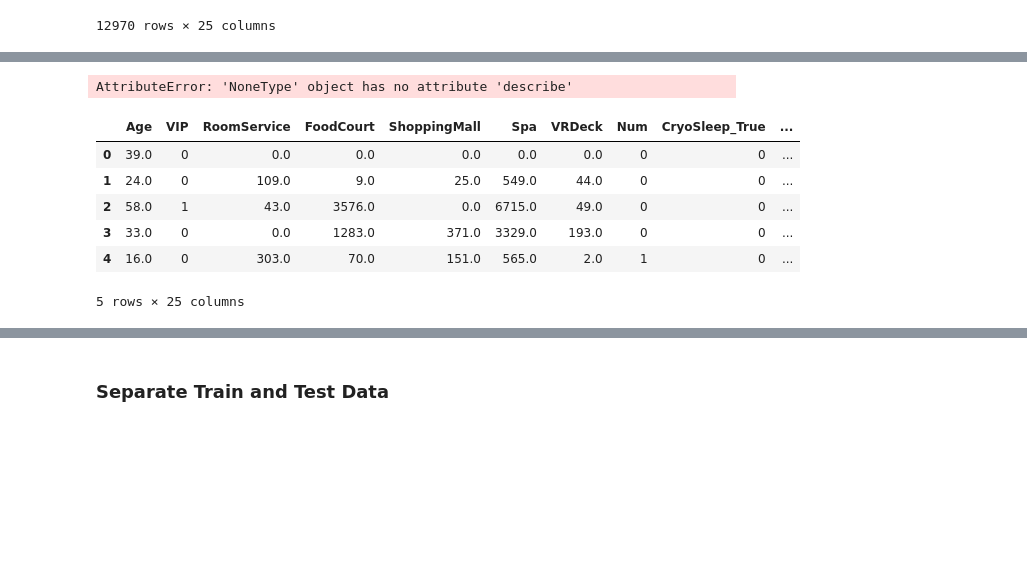
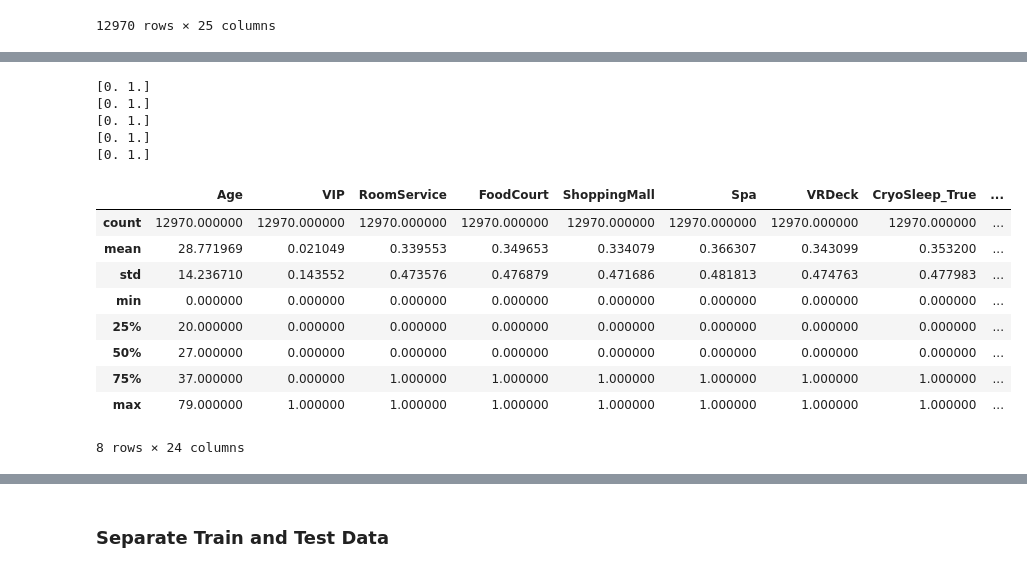
Before and after one commit to hesyandi/Portofolio, a Jupyter notebook: 2_Spaceship_Titanic/spaceship_Titanic.ipynb, the cells around one changed output, grey strips where cells are left out. Drawn from its saved outputs; the diff is of its cells as text; code cells hidden in the pictures; blank space fills up the shorter version.

```diff
--- a/2_Spaceship_Titanic/spaceship_Titanic.ipynb
+++ b/2_Spaceship_Titanic/spaceship_Titanic.ipynb
@@ -556,14 +600,25 @@ AttributeError: 'NoneType' object has no attribute 'rename'
+# %%
+print(all_join['RoomService'].unique())
+print(all_join['FoodCourt'].unique())
+print(all_join['ShoppingMall'].unique())
+print(all_join['Spa'].unique())
+print(all_join['VRDeck'].unique())
+# %% [output]
+[0. 1.]
+[0. 1.]
+[0. 1.]
+[0. 1.]
+[0. 1.]
 # %%
-rbs_sca.describe()
+all_join.describe()
 # %% [output]
+|  | Age | VIP | RoomService | FoodCourt | ShoppingMall | Spa | VRDeck | CryoSleep_True | ... |
+| count | 12970.000000 | 12970.000000 | 12970.000000 | 12970.000000 | 12970.000000 | 12970.000000 | 12970.000000 | 12970.000000 | ... |
+| mean | 28.771969 | 0.021049 | 0.339553 | 0.349653 | 0.334079 | 0.366307 | 0.343099 | 0.353200 | ... |
+| std | 14.236710 | 0.143552 | 0.473576 | 0.476879 | 0.471686 | 0.481813 | 0.474763 | 0.477983 | ... |
+| min | 0.000000 | 0.000000 | 0.000000 | 0.000000 | 0.000000 | 0.000000 | 0.000000 | 0.000000 | ... |
+| 25% | 20.000000 | 0.000000 | 0.000000 | 0.000000 | 0.000000 | 0.000000 | 0.000000 | 0.000000 | ... |
+| 50% | 27.000000 | 0.000000 | 0.000000 | 0.000000 | 0.000000 | 0.000000 | 0.000000 | 0.000000 | ... |
+| 75% | 37.000000 | 0.000000 | 1.000000 | 1.000000 | 1.000000 | 1.000000 | 1.000000 | 1.000000 | ... |
+| max | 79.000000 | 1.000000 | 1.000000 | 1.000000 | 1.000000 | 1.000000 | 1.000000 | 1.000000 | ... |
-AttributeError: 'NoneType' object has no attribute 'describe'
+8 rows × 24 columns
-# %%
-all_join.head()
-# %% [output]
-|  | Age | VIP | RoomService | FoodCourt | ShoppingMall | Spa | VRDeck | Num | CryoSleep_True | ... |
-| 0 | 39.0 | 0 | 0.0 | 0.0 | 0.0 | 0.0 | 0.0 | 0 | 0 | ... |
-| 1 | 24.0 | 0 | 109.0 | 9.0 | 25.0 | 549.0 | 44.0 | 0 | 0 | ... |
-| 2 | 58.0 | 1 | 43.0 | 3576.0 | 0.0 | 6715.0 | 49.0 | 0 | 0 | ... |
-| 3 | 33.0 | 0 | 0.0 | 1283.0 | 371.0 | 3329.0 | 193.0 | 0 | 0 | ... |
-| 4 | 16.0 | 0 | 303.0 | 70.0 | 151.0 | 565.0 | 2.0 | 1 | 0 | ... |
-5 rows × 25 columns
```
Also changed, not shown: parts of 16 cells of this notebook, 2 other files.
